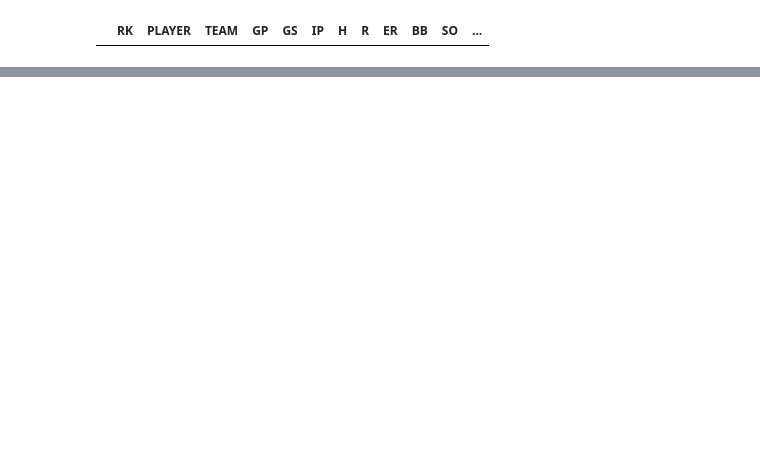
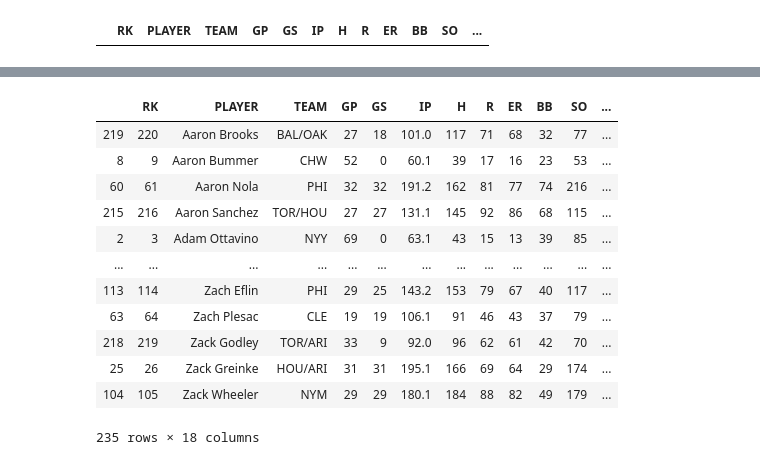
Before and after one commit to ConnorAnderson29/pitch_prediction_model, a Jupyter notebook: next_pitch/scraping.ipynb, the cells around one changed output, grey strips where cells are left out. Saved outputs shown, nothing was run; the diff lists cells and outputs as text; code cells hidden in the pictures; blank space fills up the shorter version.

```diff
--- a/next_pitch/scraping.ipynb
+++ b/next_pitch/scraping.ipynb
@@ -99,0 +136,18 @@ pitch_final_df
+# %%
+final_2019_pdf = final_2019_pdf.sort_values(by='PLAYER')
+# %%
+final_2019_pdf
+# %% [output]
+|  | RK | PLAYER | TEAM | GP | GS | IP | H | R | ER | BB | SO | ... |
+| 219 | 220 | Aaron Brooks | BAL/OAK | 27 | 18 | 101.0 | 117 | 71 | 68 | 32 | 77 | ... |
+| 8 | 9 | Aaron Bummer | CHW | 52 | 0 | 60.1 | 39 | 17 | 16 | 23 | 53 | ... |
+| 60 | 61 | Aaron Nola | PHI | 32 | 32 | 191.2 | 162 | 81 | 77 | 74 | 216 | ... |
+| 215 | 216 | Aaron Sanchez | TOR/HOU | 27 | 27 | 131.1 | 145 | 92 | 86 | 68 | 115 | ... |
+| 2 | 3 | Adam Ottavino | NYY | 69 | 0 | 63.1 | 43 | 15 | 13 | 39 | 85 | ... |
+| ... | ... | ... | ... | ... | ... | ... | ... | ... | ... | ... | ... | ... |
+| 113 | 114 | Zach Eflin | PHI | 29 | 25 | 143.2 | 153 | 79 | 67 | 40 | 117 | ... |
+| 63 | 64 | Zach Plesac | CLE | 19 | 19 | 106.1 | 91 | 46 | 43 | 37 | 79 | ... |
+| 218 | 219 | Zack Godley | TOR/ARI | 33 | 9 | 92.0 | 96 | 62 | 61 | 42 | 70 | ... |
+| 25 | 26 | Zack Greinke | HOU/ARI | 31 | 31 | 195.1 | 166 | 69 | 64 | 29 | 174 | ... |
+| 104 | 105 | Zack Wheeler | NYM | 29 | 29 | 180.1 | 184 | 88 | 82 | 49 | 179 | ... |
+235 rows × 18 columns
```
Also changed, not shown: parts of 18 cells of this notebook, 4 other files.
